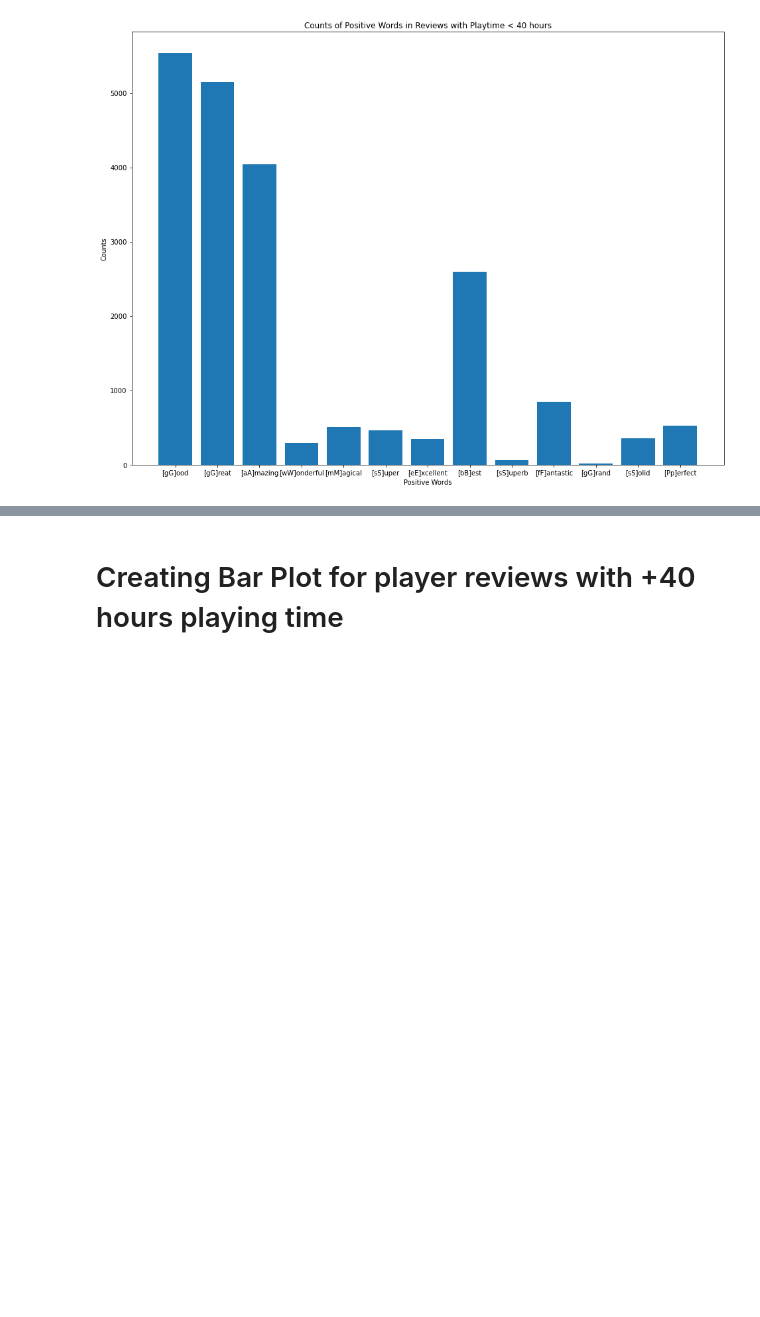
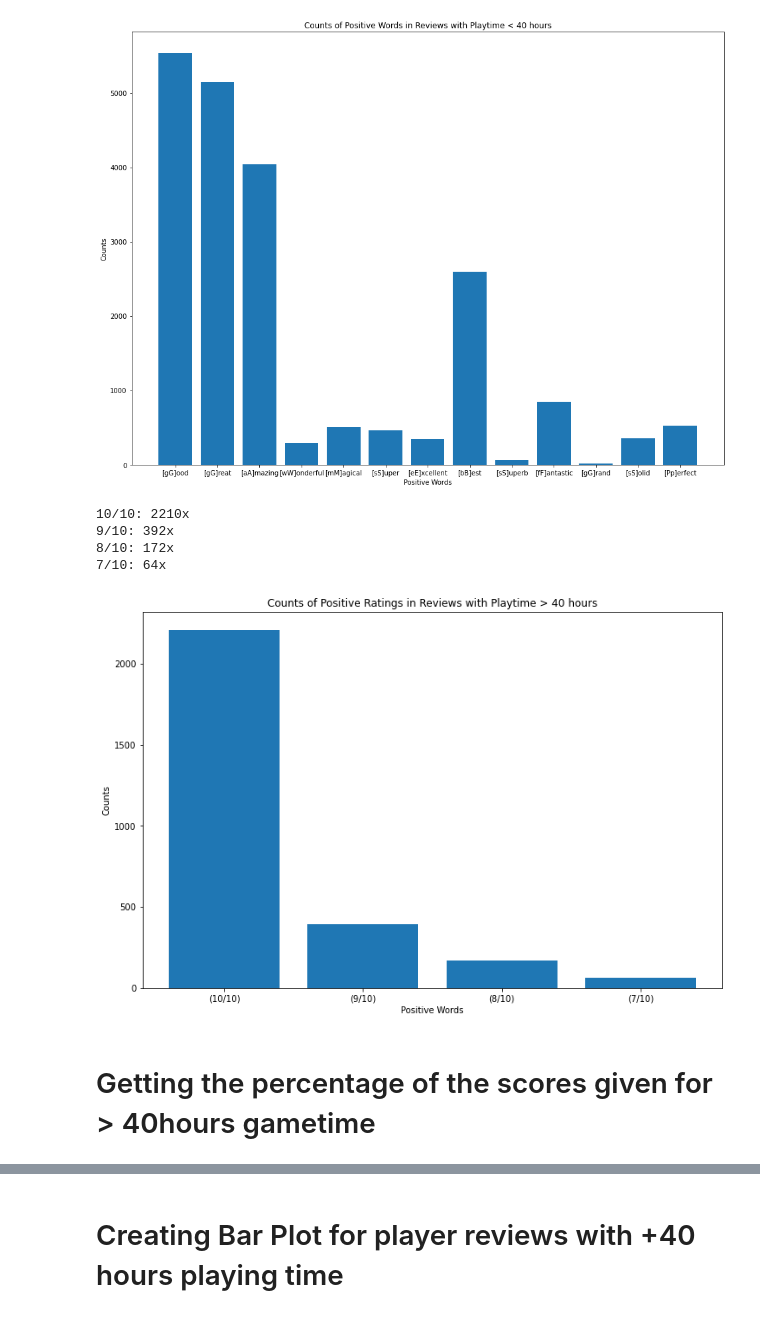
Before and after one commit to daviddolce/hogwarts, a Jupyter notebook: hogwarts_legacy.ipynb, the cells around one changed output, grey strips where cells are left out. Saved outputs shown, nothing was run; the diff lists cells and outputs as text; code cells hidden in the pictures; blank space fills up the shorter version.

```diff
--- a/hogwarts_legacy.ipynb
+++ b/hogwarts_legacy.ipynb
@@ -195,3 +234,43 @@ plt.title('Counts of Positive Words in Reviews with Playtime < 40 hours')
 plt.show()
 # %% [output]
 [figure]
+# %%
+list_pos_rating_lowest= ["10/10", "9/10", "8/10", "7/10"]
+
+for exe_x in list_pos_rating_lowest:
+
+    reg_x =  r'({})'.format(exe_x)
+    matches_x_ratings_low = pos_rev_lowest_hours['Review'].str.findall(reg_x).sum()
+    print(f"{matches_x_ratings_low[0]}: {len(matches_x_ratings_low)}x")
+
+matches_x_ratings_pos_low_dict = {"Ratings":[], "Counts": []}
+
+for e in list_pos_rating_lowest:
+    re = r'({})'.format(e)
+    match = pos_rev_lowest_hours['Review'].str.findall(re).sum()
+    matches_x_ratings_pos_low_dict['Ratings'].append(re)
+    matches_x_ratings_pos_low_dict['Counts'].append(len(match))
+
+df_pos_ratings_lowest = pd.DataFrame( matches_x_ratings_pos_low_dict)
+
+# set the figure size
+plt.figure(figsize=(12, 8))
+
+# create a bar plot of the counts
+plt.bar(df_pos_ratings_lowest['Ratings'], df_pos_ratings_lowest['Counts'])
+
+# add labels and title
+plt.xlabel('Positive Words')
+plt.ylabel('Counts')
+plt.title('Counts of Positive Ratings in Reviews with Playtime > 40 hours')
+
+# display the plot
+plt.show()
+# %% [output]
+10/10: 2210x
+9/10: 392x
+8/10: 172x
+7/10: 64x
+[figure, added]
+# %% [markdown]
+# Getting the percentage of the scores given for > 40hours gametime
```
Also changed, not shown: parts of 11 cells of this notebook.
